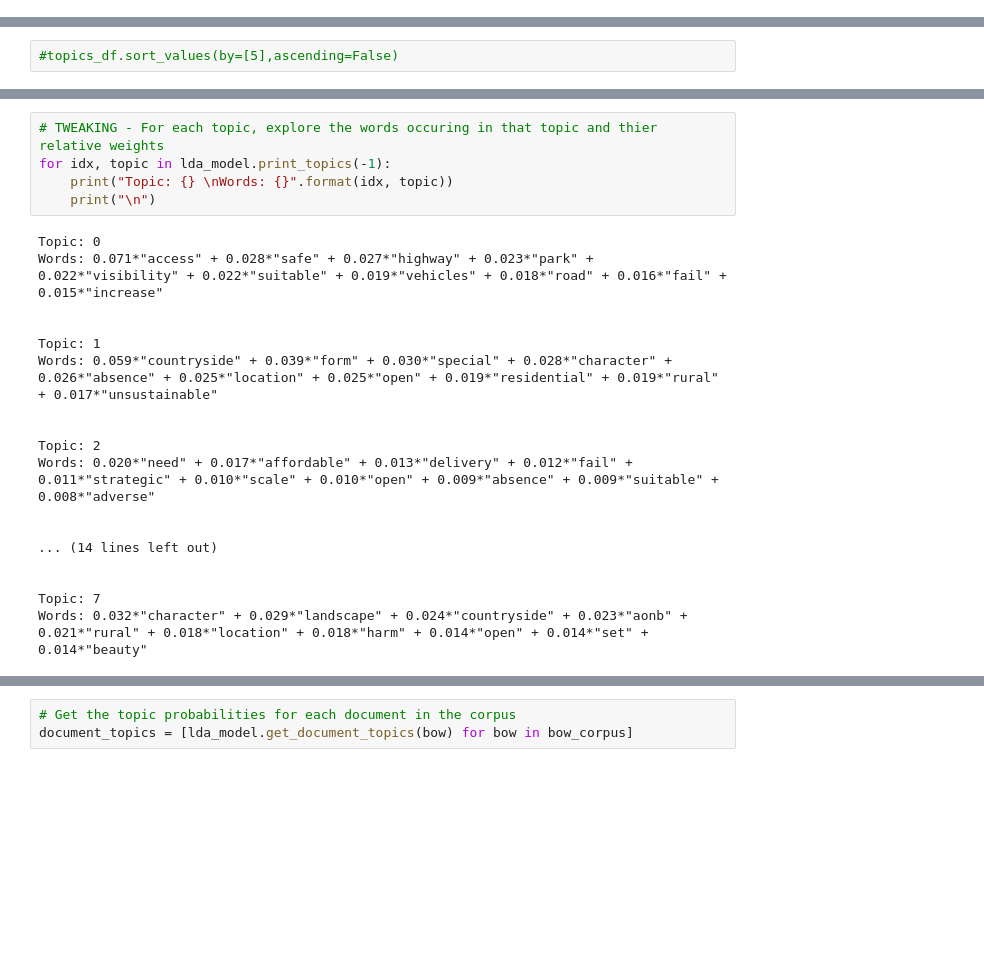
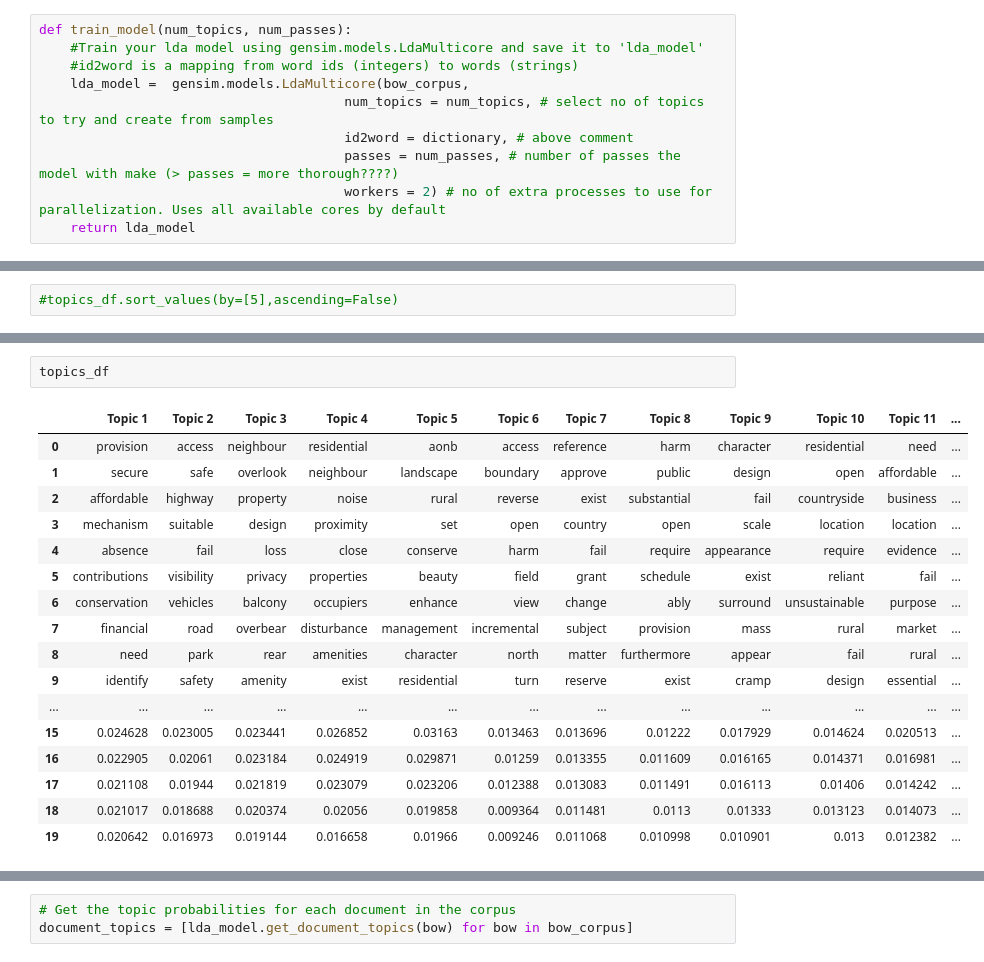
Before and after one commit to GlassShark1/Selenium-Planning, a Jupyter notebook: LDA BOW-PLANNING.ipynb, the cells around one changed output, grey strips where cells are left out. Drawn from its saved outputs; the diff is of its cells as text; blank space fills up the shorter version.

```diff
--- a/LDA BOW-PLANNING.ipynb
+++ b/LDA BOW-PLANNING.ipynb
@@ -302,0 +361,10 @@ def replace_text(text, string_set, returnstr):
+# %%
+def train_model(num_topics, num_passes):
+    #Train your lda model using gensim.models.LdaMulticore and save it to 'lda_model'
+    #id2word is a mapping from word ids (integers) to words (strings)
+    lda_model =  gensim.models.LdaMulticore(bow_corpus,
+                                       num_topics = num_topics, # select no of topics to try and create from samples
+                                       id2word = dictionary, # above comment
+                                       passes = num_passes, # number of passes the model with make (> passes = more thorough????)
+                                       workers = 2) # no of extra processes to use for parallelization. Uses all available cores by default
+    return lda_model
@@ -563,23 +645,20 @@ Words: 0.032*"character" + 0.029*"landscape" + 0.024*"countryside" + 0.023*"aonb
 # %%
-# TWEAKING - For each topic, explore the words occuring in that topic and thier relative weights
-for idx, topic in lda_model.print_topics(-1):
-    print("Topic: {} \nWords: {}".format(idx, topic))
-    print("\n")
+topics_df
 # %% [output]
-Topic: 0
-Words: 0.071*"access" + 0.028*"safe" + 0.027*"highway" + 0.023*"park" + 0.022*"visibility" + 0.022*"suitable" + 0.019*"vehicles" + 0.018*"road" + 0.016*"fail" + 0.015*"increase"
-
-
-Topic: 1
-Words: 0.059*"countryside" + 0.039*"form" + 0.030*"special" + 0.028*"character" + 0.026*"absence" + 0.025*"location" + 0.025*"open" + 0.019*"residential" + 0.019*"rural" + 0.017*"unsustainable"
-
-
-Topic: 2
-Words: 0.020*"need" + 0.017*"affordable" + 0.013*"delivery" + 0.012*"fail" + 0.011*"strategic" + 0.010*"scale" + 0.010*"open" + 0.009*"absence" + 0.009*"suitable" + 0.008*"adverse"
-
-
-... (14 lines left out)
-
-
-Topic: 7
-Words: 0.032*"character" + 0.029*"landscape" + 0.024*"countryside" + 0.023*"aonb" + 0.021*"rural" + 0.018*"location" + 0.018*"harm" + 0.014*"open" + 0.014*"set" + 0.014*"beauty"
+|  | Topic 1 | Topic 2 | Topic 3 | Topic 4 | Topic 5 | Topic 6 | Topic 7 | Topic 8 | Topic 9 | Topic 10 | Topic 11 | ... |
+| 0 | provision | access | neighbour | residential | aonb | access | reference | harm | character | residential | need | ... |
+| 1 | secure | safe | overlook | neighbour | landscape | boundary | approve | public | design | open | affordable | ... |
+| 2 | affordable | highway | property | noise | rural | reverse | exist | substantial | fail | countryside | business | ... |
+| 3 | mechanism | suitable | design | proximity | set | open | country | open | scale | location | location | ... |
+| 4 | absence | fail | loss | close | conserve | harm | fail | require | appearance | require | evidence | ... |
+| 5 | contributions | visibility | privacy | properties | beauty | field | grant | schedule | exist | reliant | fail | ... |
+| 6 | conservation | vehicles | balcony | occupiers | enhance | view | change | ably | surround | unsustainable | purpose | ... |
+| 7 | financial | road | overbear | disturbance | management | incremental | subject | provision | mass | rural | market | ... |
+| 8 | need | park | rear | amenities | character | north | matter | furthermore | appear | fail | rural | ... |
+| 9 | identify | safety | amenity | exist | residential | turn | reserve | exist | cramp | design | essential | ... |
+| ... | ... | ... | ... | ... | ... | ... | ... | ... | ... | ... | ... | ... |
+| 15 | 0.024628 | 0.023005 | 0.023441 | 0.026852 | 0.03163 | 0.013463 | 0.013696 | 0.01222 | 0.017929 | 0.014624 | 0.020513 | ... |
+| 16 | 0.022905 | 0.02061 | 0.023184 | 0.024919 | 0.029871 | 0.01259 | 0.013355 | 0.011609 | 0.016165 | 0.014371 | 0.016981 | ... |
+| 17 | 0.021108 | 0.01944 | 0.021819 | 0.023079 | 0.023206 | 0.012388 | 0.013083 | 0.011491 | 0.016113 | 0.01406 | 0.014242 | ... |
+| 18 | 0.021017 | 0.018688 | 0.020374 | 0.02056 | 0.019858 | 0.009364 | 0.011481 | 0.0113 | 0.01333 | 0.013123 | 0.014073 | ... |
+| 19 | 0.020642 | 0.016973 | 0.019144 | 0.016658 | 0.01966 | 0.009246 | 0.011068 | 0.010998 | 0.010901 | 0.013 | 0.012382 | ... |
```
Also changed, not shown: parts of 34 cells of this notebook, 2 other files.
